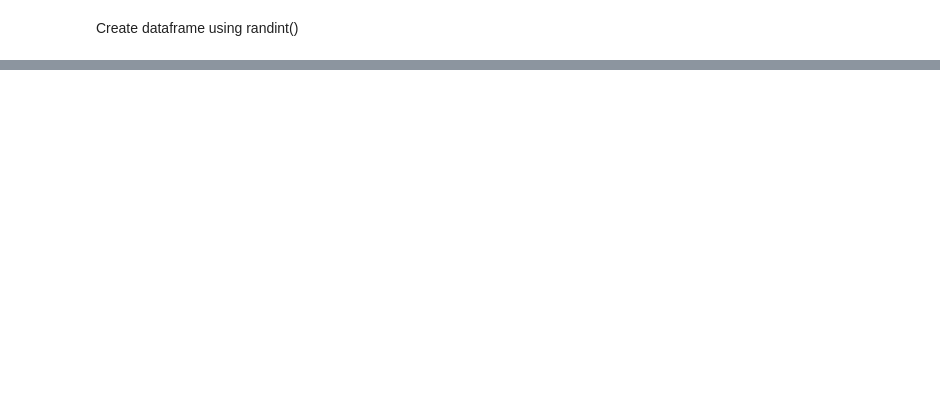
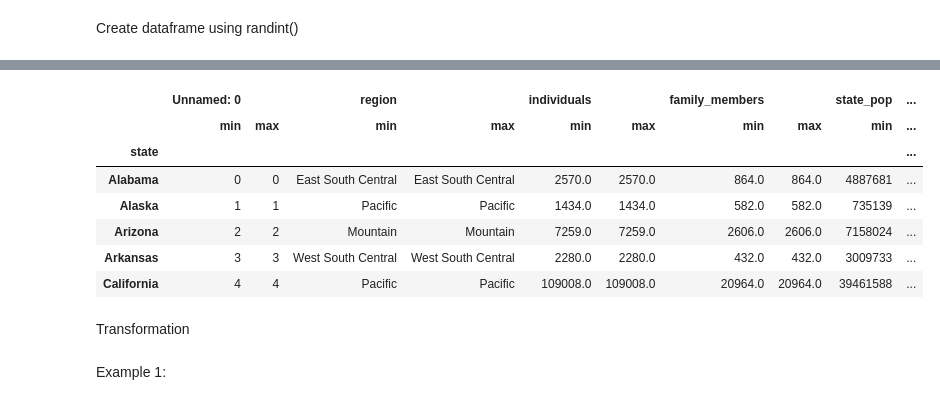
Before and after one commit to Chetana10r/Python_for_DS, a Jupyter notebook: Pandas.ipynb, the cells around one changed output, grey strips where cells are left out. Drawn from its saved outputs; the diff is of its cells as text; code cells hidden in the pictures; blank space fills up the shorter version.

```diff
--- a/Pandas.ipynb
+++ b/Pandas.ipynb
@@ -260,0 +352,16 @@ print(df)
+# %%
+a5=data.groupby('state').agg(['min','max'])
+a5.head()
+# %% [output]
+|  | Unnamed: 0 |  | region |  | individuals |  | family_members |  | state_pop | ... |
+|  | min | max | min | max | min | max | min | max | min | ... |
+| state |  |  |  |  |  |  |  |  |  | ... |
+| Alabama | 0 | 0 | East South Central | East South Central | 2570.0 | 2570.0 | 864.0 | 864.0 | 4887681 | ... |
+| Alaska | 1 | 1 | Pacific | Pacific | 1434.0 | 1434.0 | 582.0 | 582.0 | 735139 | ... |
+| Arizona | 2 | 2 | Mountain | Mountain | 7259.0 | 7259.0 | 2606.0 | 2606.0 | 7158024 | ... |
+| Arkansas | 3 | 3 | West South Central | West South Central | 2280.0 | 2280.0 | 432.0 | 432.0 | 3009733 | ... |
+| California | 4 | 4 | Pacific | Pacific | 109008.0 | 109008.0 | 20964.0 | 20964.0 | 39461588 | ... |
+# %% [markdown]
+Transformation
+# %% [markdown]
+Example 1:
```
Also changed, not shown: parts of 26 cells of this notebook, 5 other files.
